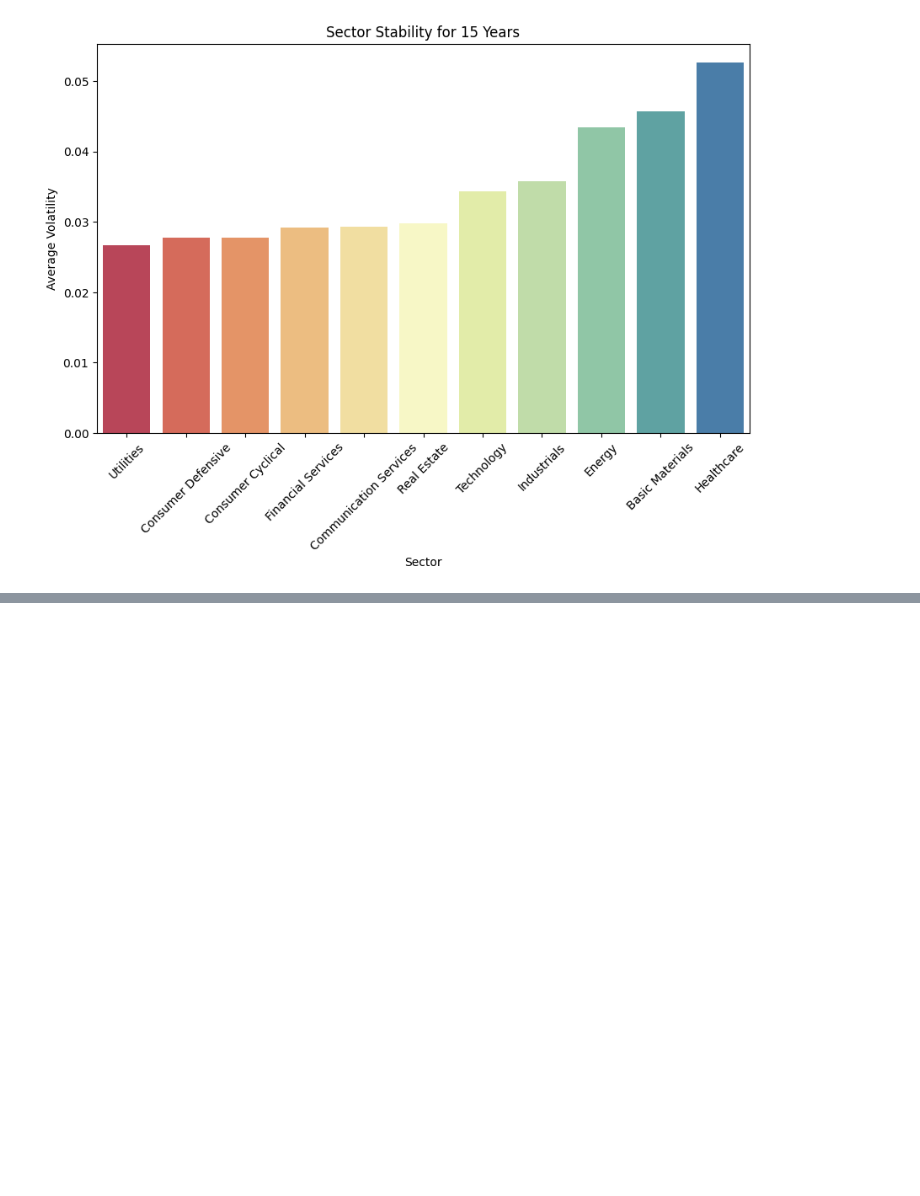
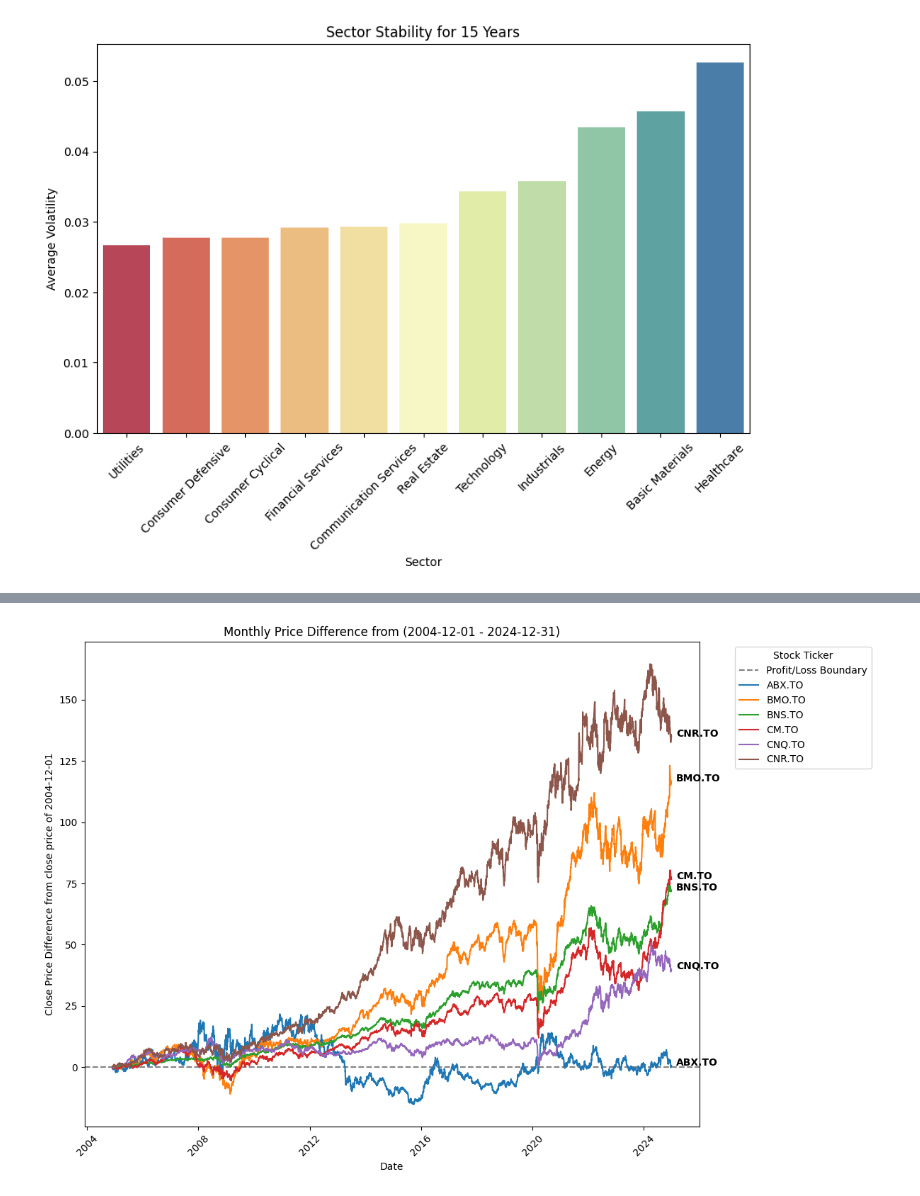
Before and after one commit to LCM-W25-3035/PortfolioAllocationRL, a Jupyter notebook: src/Analysis.ipynb, the cells around one changed output, grey strips where cells are left out. Drawn from its saved outputs; the diff is of its cells as text; code cells hidden in the pictures; blank space fills up the shorter version.

Commit message:
Added the code for visulaization for Analysis + Insight drawn from the Analysis.

```diff
--- a/src/Analysis.ipynb
+++ b/src/Analysis.ipynb
@@ -204,3 +204,86 @@ See the caveats in the documentation: https://pandas.pydata.org/pandas-docs/stab
 2023-04     0.492835 -0.044474
 <Figure size 1200x800 with 0 Axes>
 [figure]
+# %%
+import pandas as pd
+import matplotlib.pyplot as plt
+
+# Assuming 'data' is your dataset
+analysis_data = data
+
+# Ensure 'date' is a datetime object
+analysis_data['date'] = pd.to_datetime(analysis_data['date'])
+analysis_data.sort_values(by='date', inplace=True)
+
+# Calculate trade value (volume * close price)
+analysis_data['trade_value'] = analysis_data['volume'] * analysis_data['close']
+
+# Group by ticker and calculate total trade value over the date range
+total_trade_value = analysis_data.groupby('tic')['trade_value'].sum()
+
+# Sort by total trade value in descending order and select top 6
+high_trade_value_tickers = total_trade_value.sort_values(ascending=False).head(6).index
+ticker_info = analysis_data.set_index('tic')  # Replace with actual DataFrame that contains short_name, sector, industry
+
+high_trade_value_info = ticker_info.loc[high_trade_value_tickers, ['shortName', 'sector', 'industry']].drop_duplicates()
+
+# Print the information
+print(high_trade_value_info)
+
+analysis_data = analysis_data[analysis_data['tic'].isin(high_trade_value_tickers)]
+
+
+def calculate_price(startdate, enddate):
+    # Filter data within the date range
+    analysis_data1 = analysis_data[(analysis_data['date'] >= startdate) & (analysis_data['date'] <= enddate)]
+
+    # Extract only the 'close', 'tic', and 'date' columns
+    analysis_data1 = analysis_data1[['close', 'tic', 'date']]
+
+    # Get baseline prices for the start date
+    baseline_data = analysis_data1[analysis_data1['date'] == startdate]
+    baseline_prices = baseline_data.set_index('tic')['close'].to_dict()
+
+    # Debugging: Print baseline prices
+    print("Baseline prices:", baseline_prices)
+
+    # Calculate price difference from baseline
+    analysis_data1['price_difference'] = analysis_data1['tic'].map(baseline_prices)
+    analysis_data1['price_difference'] = analysis_data1['close'] - analysis_data1['price_difference']
+
+    # Plot the line graph
+    plt.figure(figsize=(12, 8))
+
+    # Add a horizontal line at y=0
+    plt.axhline(y=0, color='gray', linestyle='--', linewidth=1.5, label='Profit/Loss Boundary')
+
+    for tic, group in analysis_data1.groupby('tic'):
+        # Plot the price difference for each ticker
+        plt.plot(group['date'], group['price_difference'], label=tic)
+
+        # Annotate the ticker name at the last point of the line
+        last_point = group.iloc[-1]
+        plt.annotate(
+            tic,
+            xy=(last_point['date'], last_point['price_difference']),
+            xytext=(5, 0),
+            textcoords='offset points',
+            fontsize=10,
+
+            color='black',
+            weight='bold'
+        )
+
+    plt.title(f'Monthly Price Difference from ({startdate} - {enddate})')
+    plt.xlabel('Date')
+    plt.ylabel(f'Close Price Difference from close price of {startdate}')
+    plt.xticks(rotation=45)
+    plt.legend(title='Stock Ticker', bbox_to_anchor=(1.05, 1), loc='upper left')
+    plt.tight_layout()
+    plt.show()
+
+
+# Test the function with the provided date ranges
+calculate_price('2004-12-01', '2024-12-31')
+calculate_price('2020-06-01', '2024-12-31')
+# %% [output]
@@ -206,0 +308 @@ See the caveats in the documentation: https://pandas.pydata.org/pandas-docs/stab
+[figure, added]
```
Also changed, not shown: parts of 4 cells of this notebook, 2 other files.
